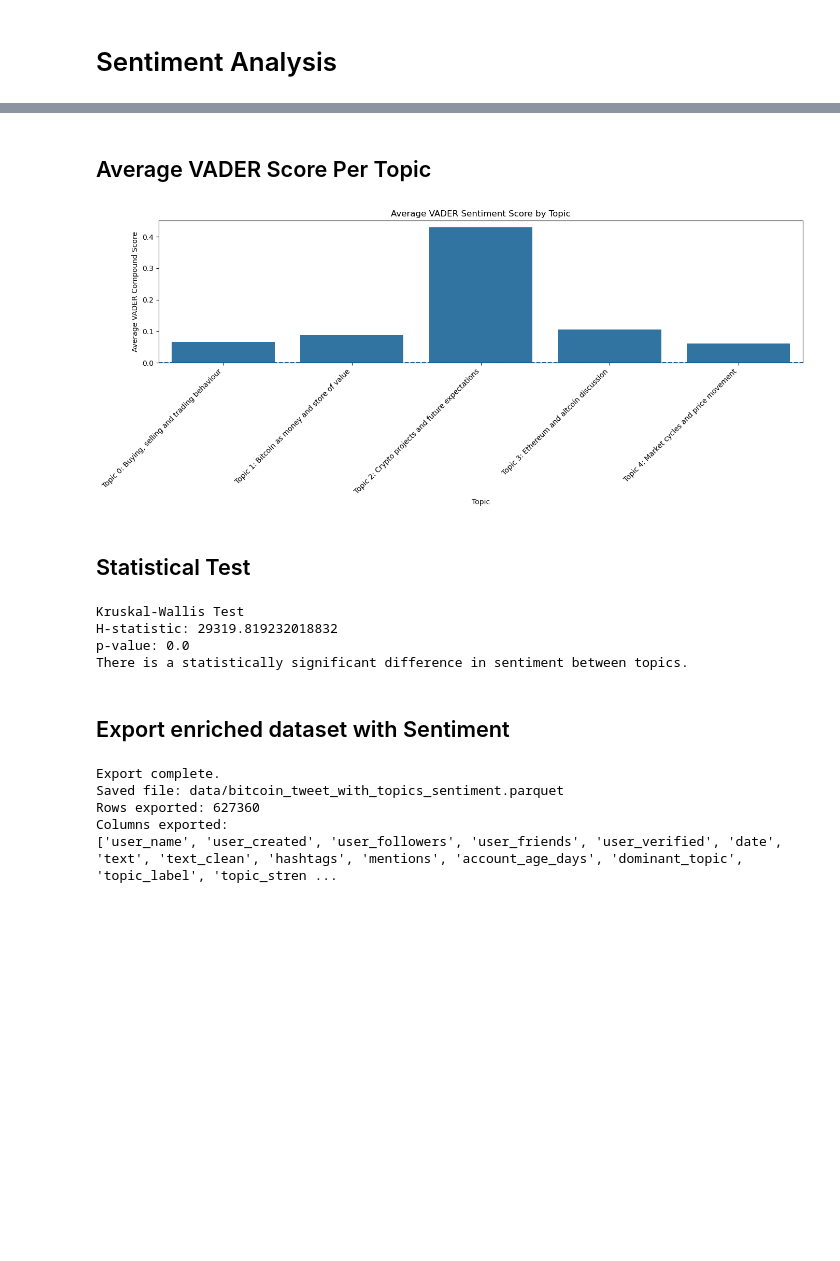
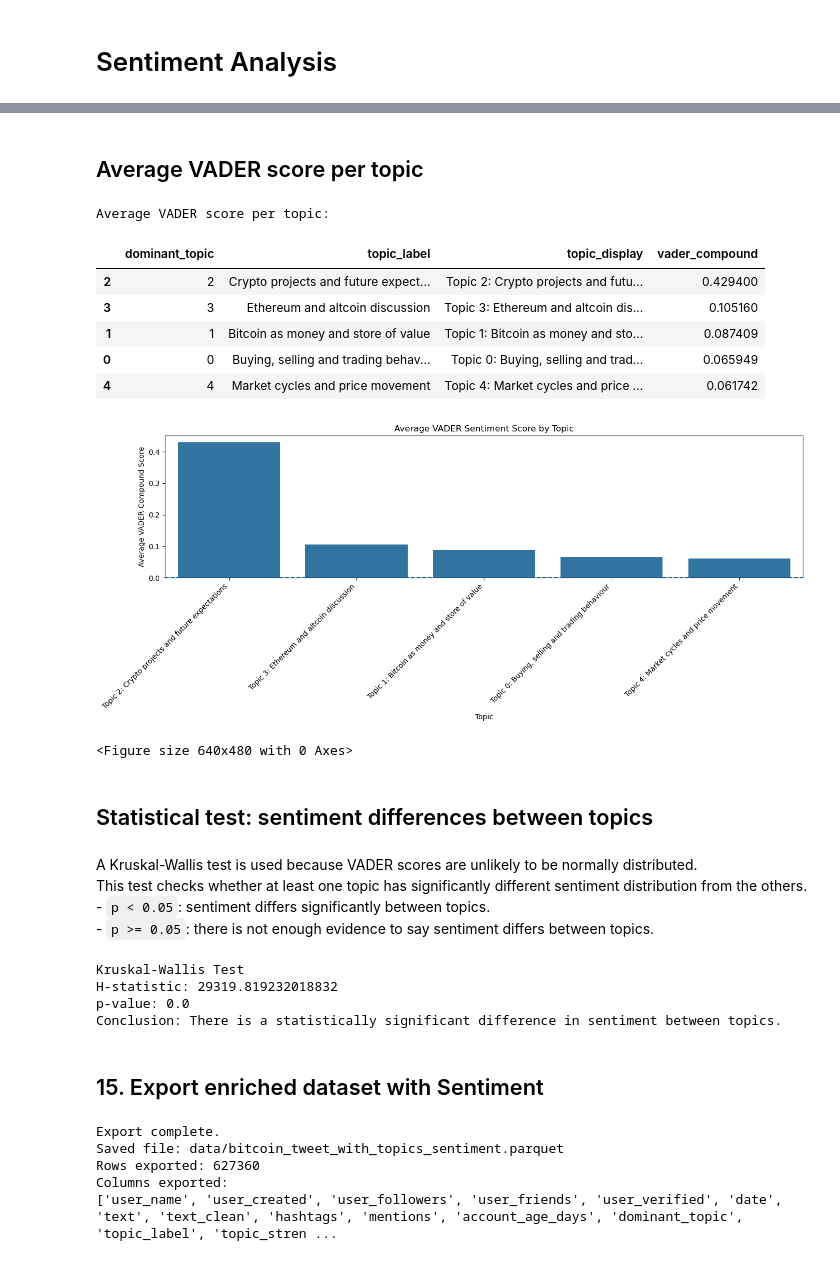
Before and after one commit to badyy8/Assignment_2_social_media_analysis, a Jupyter notebook: 02_sentiment.ipynb, the cells around one changed output, grey strips where cells are left out. Saved outputs shown, nothing was run; the diff lists cells and outputs as text; code cells hidden in the pictures; blank space fills up the shorter version.

```diff
--- a/02_sentiment.ipynb
+++ b/02_sentiment.ipynb
@@ -231,14 +382,23 @@ plt.show()
 # %%
+# Monthly mean of VADER compound score
 monthly_vader = (
-    df.set_index("date")
+    df
+    .set_index("date")
     .resample("ME")["vader_compound"]
     .mean()
 )
 
-monthly_vader.plot()
+print("Average monthly VADER sentiment:")
+display(monthly_vader.head())
+
+monthly_vader.plot(figsize=(10,5))
 
 plt.title("Average Bitcoin Tweet Sentiment Over Time")
 plt.xlabel("Month")
-plt.ylabel("Average VADER compound score")
+plt.ylabel("Average VADER Compound Score")
+plt.axhline(0, linestyle="--")
+plt.tight_layout()
 plt.show()
+
+plt.savefig(output_folder/ "VADER_avg_compound_score.png", dpi=300, bbox_inches="tight")
 # %% [output]
@@ -405,10 +595,18 @@ NameError: name 'avg_vader_by_tier' is not defined
 # %%
+# Create a readable topic display label for graphs
 df["topic_display"] = (
-    "Topic " + df["dominant_topic"].astype(str) + ": " + df["topic_label"].astype(str)
+    "Topic "
+    + df["dominant_topic"].astype(str)
+    + ": "
+    + df["topic_label"].astype(str)
 )
+
+print("Topic labels used in graphs:")
+print(df["topic_display"].drop_duplicates().sort_values().to_string(index=False))
 
 plt.figure(figsize=(14,6))
 
+# Violin plots show the full distribution of of VADER scores inside each topic
 sns.violinplot(
     data=df,
     x="topic_display",
@@ -420,7 +618,10 @@ sns.violinplot(
 plt.title("VADER Sentiment Distribution by Topic")
 plt.xlabel("Topic")
 plt.ylabel("VADER Compound Sentiment Score")
+plt.axhline(0, linestyle="--")
 plt.xticks(rotation=45, ha="right")
 plt.tight_layout()
 plt.show()
+
+plt.savefig(output_folder/ "VADER_sentiment_distribution_topic.png", dpi=300, bbox_inches="tight")
 # %% [output]
@@ -428,38 +636,60 @@ plt.show()
 # %% [markdown]
-## Average VADER Score Per Topic
+## Average VADER score per topic
 # %%
-plt.figure(figsize=(14, 6))
-
+# Calculate average VADER compound score for each topic
 topic_avg_vader = (
     df
-    .groupby(["topic_display"])["vader_compound"]
+    .groupby(["dominant_topic", "topic_label", "topic_display"])["vader_compound"]
     .mean()
     .reset_index()
+    .sort_values("vader_compound", ascending=False)
 )
+
+print("Average VADER score per topic:")
+display(topic_avg_vader)
+
+plt.figure(figsize=(14,6))
 
 sns.barplot(
     data=topic_avg_vader,
     x="topic_display",
     y="vader_compound"
 )
 
 plt.title("Average VADER Sentiment Score by Topic")
 plt.xlabel("Topic")
 plt.ylabel("Average VADER Compound Score")
 plt.axhline(0, linestyle="--")
 plt.xticks(rotation=45, ha="right")
 plt.tight_layout()
 plt.show()
+
+plt.savefig(output_folder/ "VADER_avg_compound_score_topic.png", dpi=300, bbox_inches="tight")
 # %% [output]
+Average VADER score per topic:
+|  | dominant_topic | topic_label | topic_display | vader_compound |
+| 2 | 2 | Crypto projects and future expect... | Topic 2: Crypto projects and futu... | 0.429400 |
+| 3 | 3 | Ethereum and altcoin discussion | Topic 3: Ethereum and altcoin dis... | 0.105160 |
+| 1 | 1 | Bitcoin as money and store of value | Topic 1: Bitcoin as money and sto... | 0.087409 |
+| 0 | 0 | Buying, selling and trading behav... | Topic 0: Buying, selling and trad... | 0.065949 |
+| 4 | 4 | Market cycles and price movement | Topic 4: Market cycles and price ... | 0.061742 |
-[figure, old version]
+[figure, new version]
+<Figure size 640x480 with 0 Axes>
 # %% [markdown]
-## Statistical Test
+## Statistical test: sentiment differences between topics
+# %% [markdown]
+A Kruskal-Wallis test is used because VADER scores are unlikely to be normally distributed.
+    This test checks whether at least one topic has significantly different sentiment distribution from the others.
+    - `p < 0.05`: sentiment differs significantly between topics.
+    - `p >= 0.05`: there is not enough evidence to say sentiment differs between topics.
 # %%
+# Creates one list of VADER score per topic
 topic_groups = [
     group["vader_compound"].dropna()
     for _, group in df.groupby("topic_display")
 ]
 
+# Run Kruskal-Wallis test across topic groups
 kruskal_result = kruskal(*topic_groups)
 
 print("Kruskal-Wallis Test")
@@ -468,14 +698,14 @@ print("p-value:", kruskal_result.pvalue)
 
 
 if kruskal_result.pvalue < 0.05:
-    print("There is a statistically significant difference in sentiment between topics.")
+    print("Conclusion: There is a statistically significant difference in sentiment between topics.")
 else:
-    print("There is no statistically significant difference in sentiment between topics.")
+    print("Conclusion: There is no statistically significant difference in sentiment between topics.")
 # %% [output]
 Kruskal-Wallis Test
 H-statistic: 29319.819232018832
 p-value: 0.0
-There is a statistically significant difference in sentiment between topics.
+Conclusion: There is a statistically significant difference in sentiment between topics.
 # %% [markdown]
-## Export enriched dataset with Sentiment
+## 15. Export enriched dataset with Sentiment
 # %%
```
Also changed, not shown: parts of 38 cells of this notebook, 7 other files.
